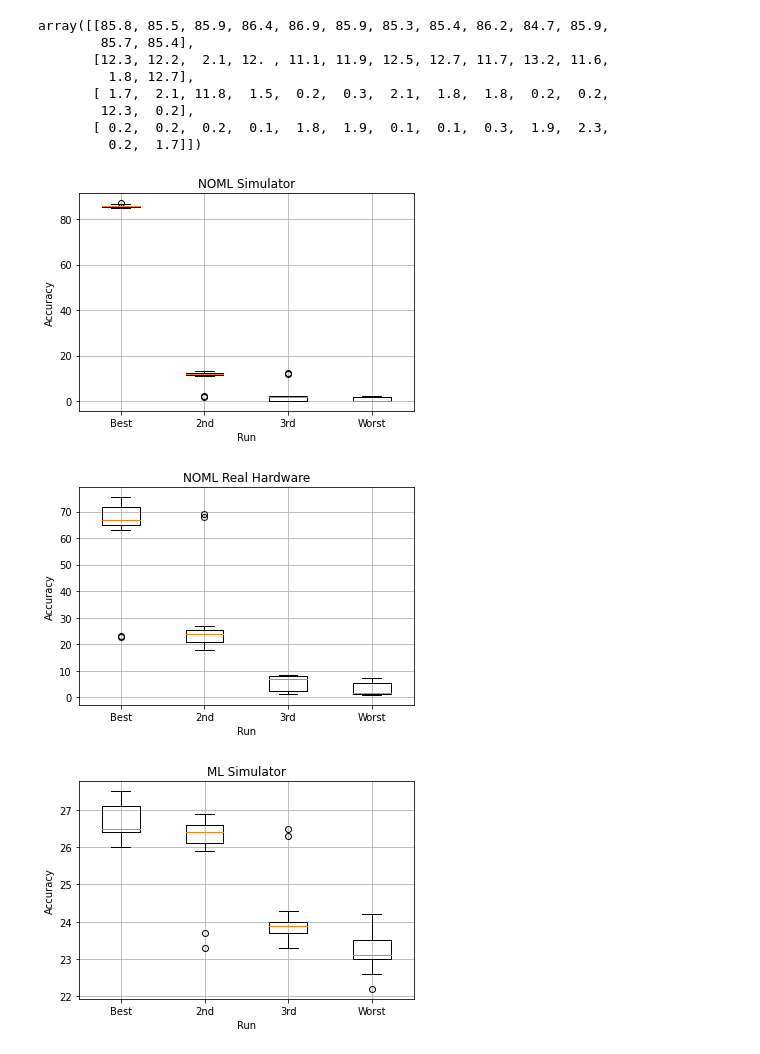
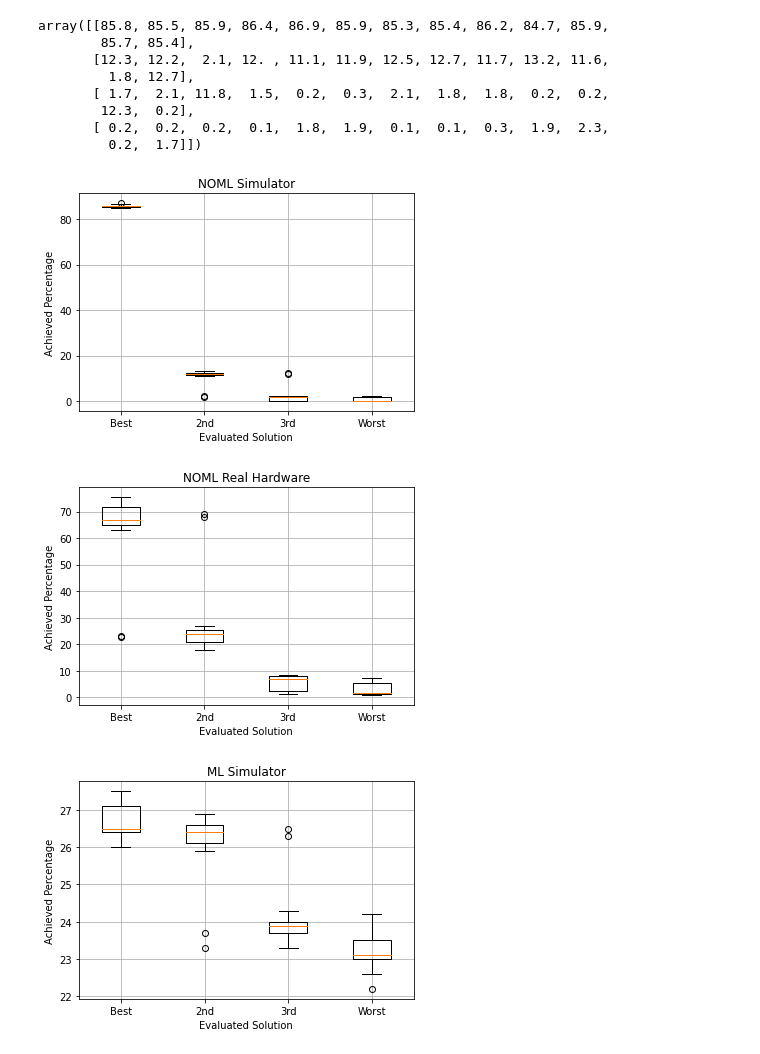
Before and after one commit to RicardoMonteiroSimoes/Quantum-Machine-Learning, a Jupyter notebook: code/circuit_to_latex.ipynb, the cells around one changed output. Cells and saved outputs as stored; diff of their text form; code cells hidden in the pictures.

Commit message:
updates plots

```diff
--- a/code/circuit_to_latex.ipynb
+++ b/code/circuit_to_latex.ipynb
@@ -673,39 +673,39 @@ array([[85.8, 85.5, 85.9, 86.4, 86.9, 85.9, 85.3, 85.4, 86.2, 84.7, 85.9,
 # %%
 fig, ax = plt.subplots()
 ax.set_title("NOML Simulator")
 ax.boxplot([a for a in noml_dist_sim_boxplot], labels=['Best', '2nd', '3rd', 'Worst'])
-ax.set_ylabel("Accuracy")
-ax.set_xlabel("Run")
+ax.set_ylabel("Achieved Percentage")
+ax.set_xlabel("Evaluated Solution")
 ax.grid()
 plt.yscale('linear')
 plt.show()
 fig.savefig('../thesis/Appendices/blind_run_noml_sim.svg')
 # %% [output]
-[figure, old version]
+[figure, new version]
 # %%
 fig, ax = plt.subplots()
 ax.set_title("NOML Real Hardware")
 ax.boxplot([a for a in noml_dist_rhw_boxplot], labels=['Best', '2nd', '3rd', 'Worst'])
-ax.set_ylabel("Accuracy")
-ax.set_xlabel("Run")
+ax.set_ylabel("Achieved Percentage")
+ax.set_xlabel("Evaluated Solution")
 ax.grid()
 plt.yscale('linear')
 plt.show()
 fig.savefig('../thesis/Appendices/blind_run_noml_rhw.svg')
 # %% [output]
-[figure, old version]
+[figure, new version]
 # %%
 fig, ax = plt.subplots()
 ax.set_title("ML Simulator")
 ax.boxplot([a for a in ml_dist_sim_boxplot], labels=['Best', '2nd', '3rd', 'Worst'])
-ax.set_ylabel("Accuracy")
-ax.set_xlabel("Run")
+ax.set_ylabel("Achieved Percentage")
+ax.set_xlabel("Evaluated Solution")
 ax.grid()
 plt.yscale('linear')
 plt.show()
 fig.savefig('../thesis/Appendices/blind_run_ml_sim.svg')
 # %% [output]
-[figure, old version]
+[figure, new version]
 # %%
 fig, ax = plt.subplots()
 ax.set_title("ML Real Hardware")
```
Also changed, not shown: parts of 3 cells of this notebook, 4 other files.
